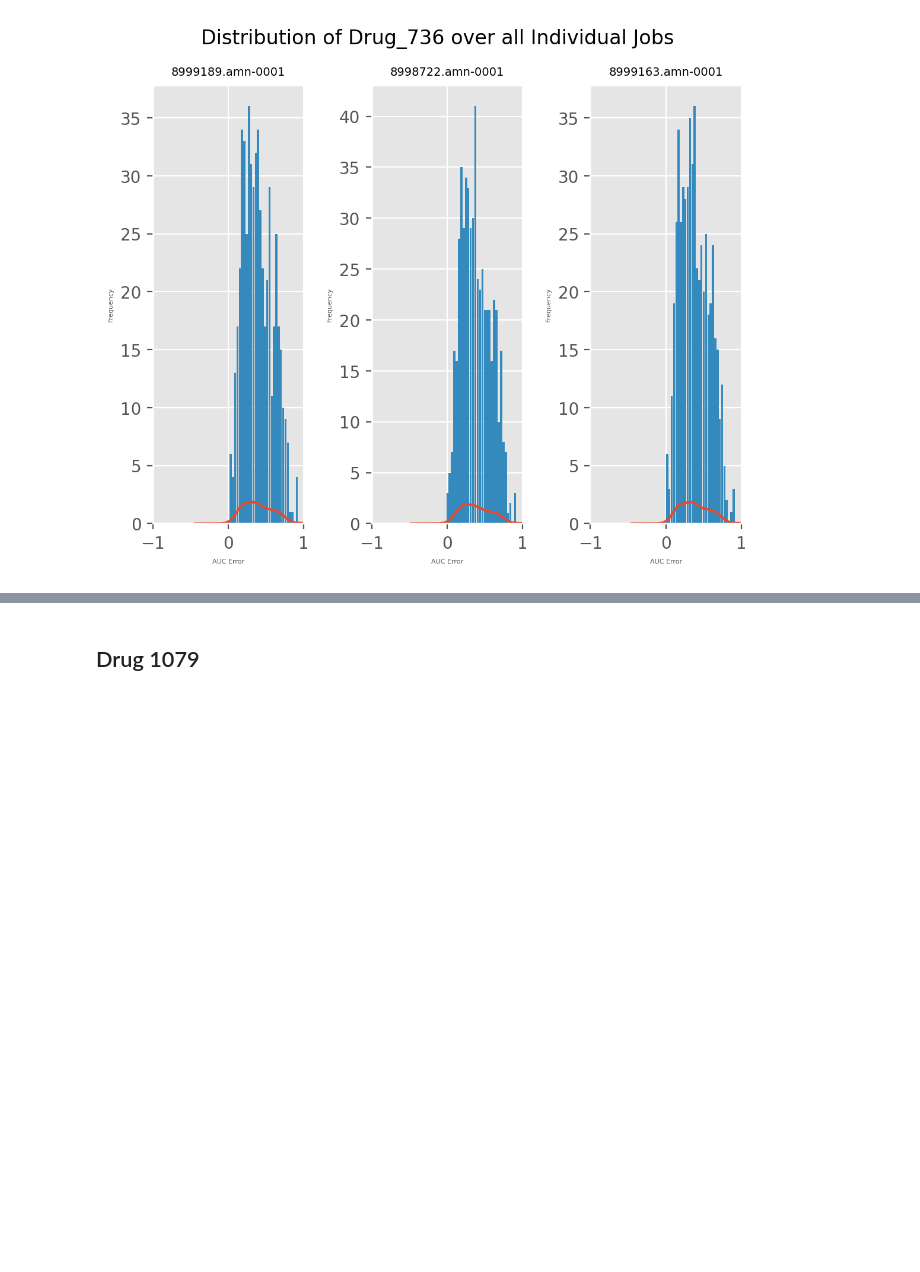
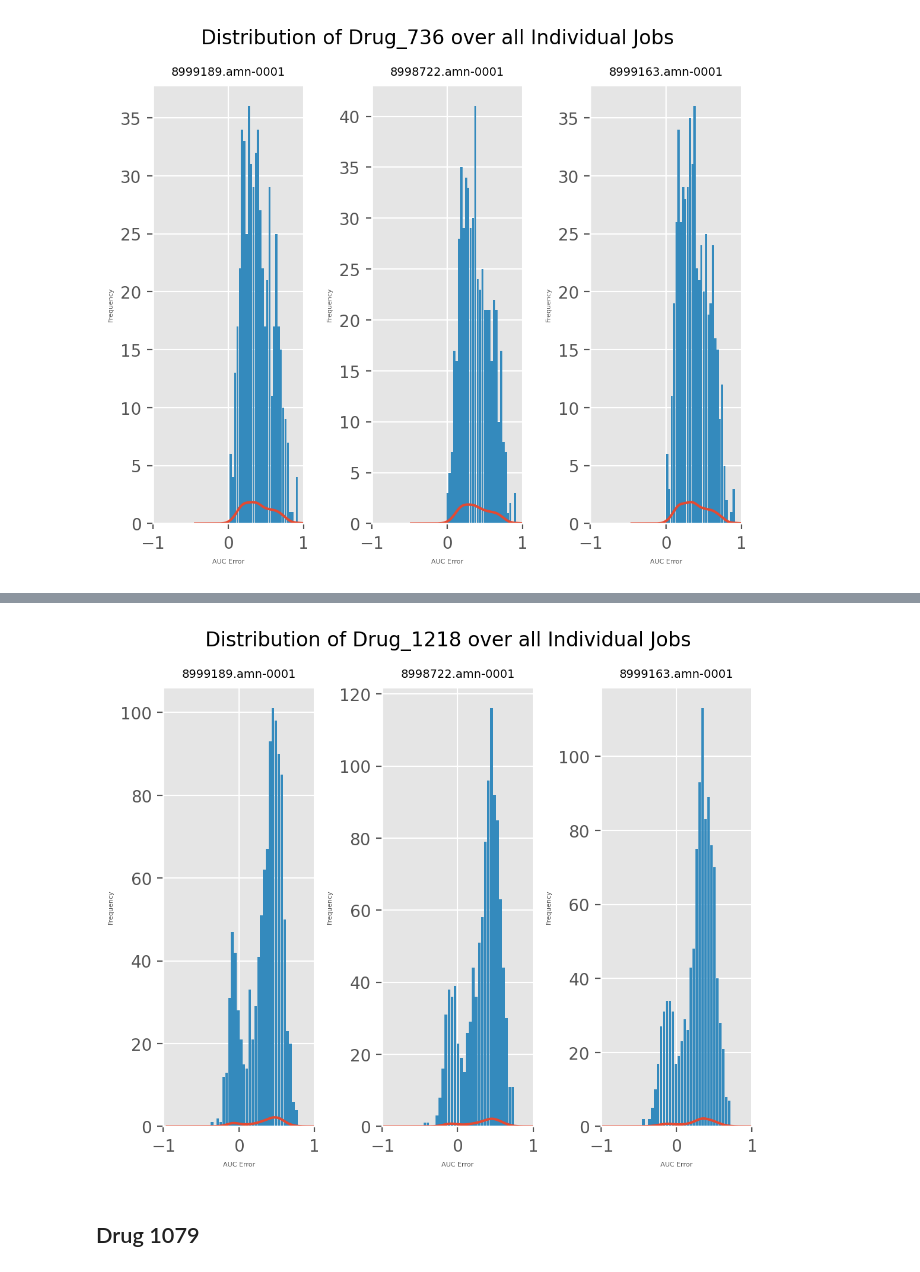
Before and after one commit to jakegwinn/argonne, a Jupyter notebook: data_analysis_logs.ipynb, the cells around one changed output, grey strips where cells are left out. Drawn from its saved outputs; the diff is of its cells as text; code cells hidden in the pictures; blank space fills up the shorter version.

```diff
--- a/data_analysis_logs.ipynb
+++ b/data_analysis_logs.ipynb
@@ -615,3 +621,7 @@ ax.fill_betweenx([0, heights.max()],confint[0], confint[1], alpha = 0.1, color =
+# %%
+make_multiplot("Drug_1218", path=path, wanted_jobs=jobs_75)
+# %% [output]
+[figure, added]
 # %% [markdown]
 ## Drug 1079
 # %%
```
Also changed, not shown: parts of 10 cells of this notebook, 11 other files.
